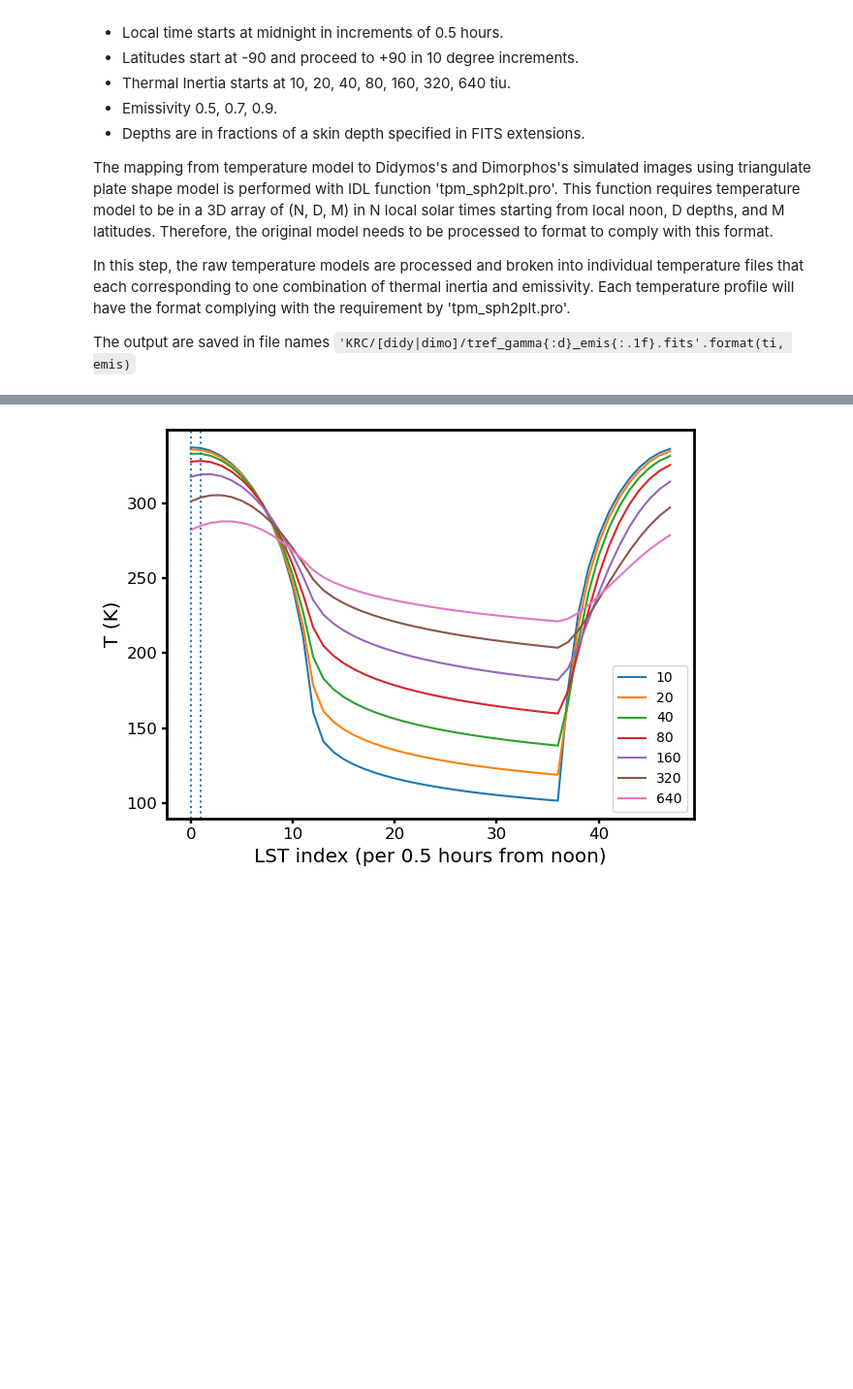
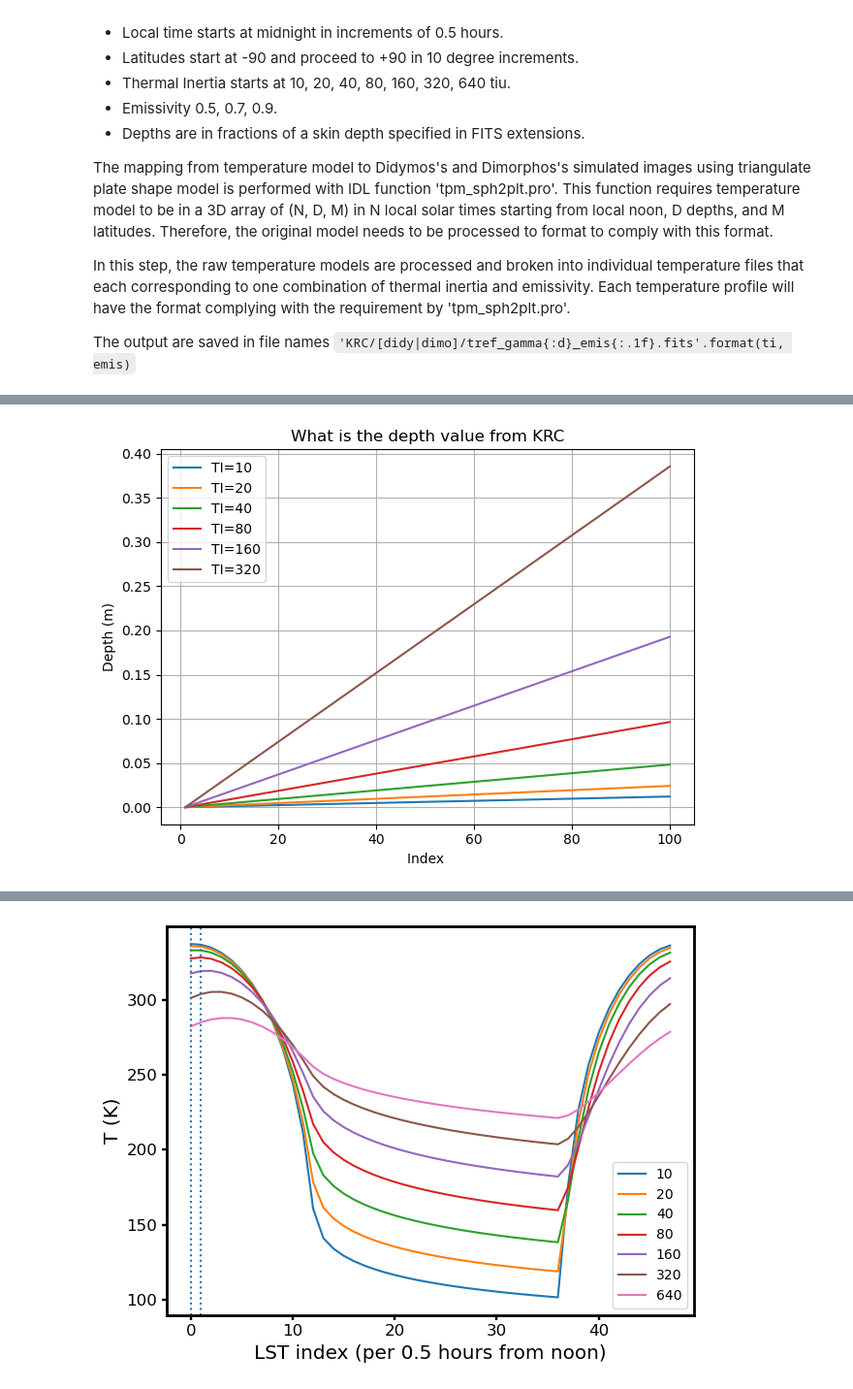
Before and after one commit to amoullet/Thermal_fit, a Jupyter notebook: Ganymed/Integrated_photometry-Ganymed.ipynb, the cells around one changed output, grey strips where cells are left out. Shown at 97% size. Cells and saved outputs as stored; diff of their text form; code cells hidden in the pictures; blank space fills up the shorter version.

Commit message:
plot depth

```diff
--- a/Ganymed/Integrated_photometry-Ganymed.ipynb
+++ b/Ganymed/Integrated_photometry-Ganymed.ipynb
@@ -58,3 +59,27 @@ No.    Name      Ver    Type      Cards   Dimensions   Format
+# %%
+# What is the depth value from KRC?
+
+# Open the FITS file
+file_path = infile
+with fits.open(file_path) as hdul:
+    data = hdul[5].data  # Access the 5th extension (index 5)
+
+# The data shape is (1, 1, 7, 1, 100); squeeze to get shape (7, 100)
+data_squeezed = np.squeeze(data)
+x = np.arange(1, 101)
+#plt.plot(x, data_squeezed[:, 0], label=f'Line {i}')
+labelTI = ['TI=10', 'TI=20', 'TI=40', 'TI=80', 'TI=160', 'TI=320', 'TI=640']
+for i in range(6):
+    plt.plot(x, data_squeezed[:,i], label=labelTI[i])
+plt.xlabel('Index ')
+plt.ylabel('Depth (m)')
+plt.title('What is the depth value from KRC')
+plt.legend()
+plt.grid(True)
+plt.tight_layout()
+plt.show()
+# %% [output]
+[figure, added]
 # %%
 # preprocess temperature model
 # reshapes the 5D KRC temperature array into 3D slices per TI/emissivity combo and saves them in a format
```
Also changed, not shown: parts of 4 cells of this notebook, 3 other files.
